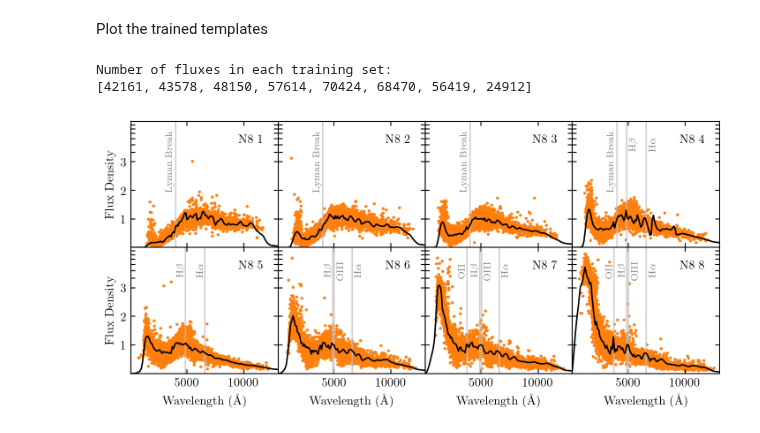
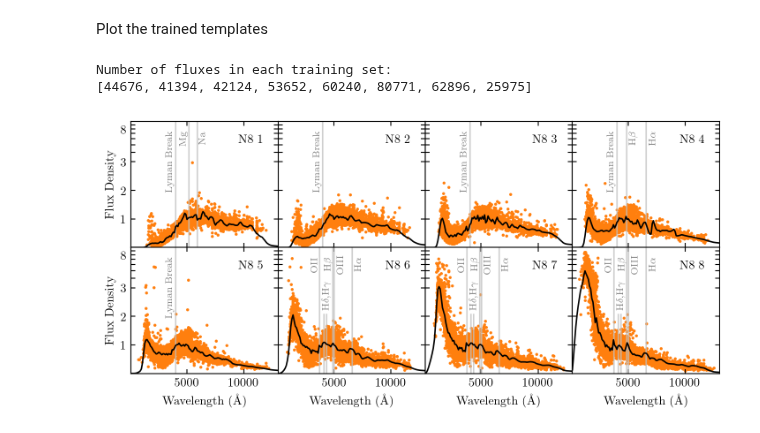
Before and after one commit to dirac-institute/photoz_template_learning, a Jupyter notebook: training_N8.ipynb, the cells around one changed output. Cells and saved outputs as stored; diff of their text form; code cells hidden in the pictures.

```diff
--- a/training_N8.ipynb
+++ b/training_N8.ipynb
@@ -111,4 +113,4 @@ Now train the templates
 # %%
 %%time
-trained_templates, final_sets = train_templates(naive_templates, galaxies, bandpass_dict, N_iter=3, w=0.5)
+trained_templates, final_sets, history = train_templates(naive_templates, galaxies, bandpass_dict, w=0.5, dmse_stop=0.03, verbose=True)
 # %% [output]
@@ -147,6 +161,6 @@ final_sets = create_training_sets(trained_templates, galaxies, bandpass_dict)"""
 # %%
 ncols = 4
-nrows = int(N/ncols+0.5)
+nrows = int(len(trained_templates)/ncols+0.5)
 fig, axes = plt.subplots(nrows,ncols,sharex='all',sharey='row',figsize=(twocol,twocol*nrows/ncols*0.95))
 
 print("Number of fluxes in each training set:")
@@ -164,49 +178,69 @@ for i,ax in enumerate(axes.flatten()):
     ax.text(0.9,0.9,"N8 "+str(i+1),transform=ax.transAxes,ha="right",va="top")
 
 
 # Feature lines
 axes_ = axes.flatten()
-for i in [1,2,3,4]:
-    axes_[i-1].vlines(4000,0,10,color='silver',alpha=0.75) # Lyman break
-    axes_[i-1].text(3900,3,"Lyman Break",fontsize=8,rotation=90,color='gray',ha='right',va='center')
+box_style = dict(facecolor='white', edgecolor='none', pad=0)
+# Lyman Break
+for i in [1,2,3,4,5]:
+    axes_[i-1].vlines(4000,0,10,color='silver',alpha=0.75) # Lyman Break
+    axes_[i-1].text(3900,3,"Lyman Break",fontsize=8,rotation=90,
+                    color='gray',ha='right',va='center',bbox=box_style)
+# Mg and Na absorption
+for i in [1]:
+    axes_[i-1].vlines(5175,0,10,color='silver',alpha=0.75) # Mg
+    axes_[i-1].text(5075,6,"Mg",fontsize=8,rotation=90,
+                    color='gray',ha='right',va='center',bbox=box_style)
+    axes_[i-1].vlines(5894,0,10,color='silver',alpha=0.75) # Na
+    axes_[i-1].text(5994,6,"Na",fontsize=8,rotation=90,
+                    color='gray',ha='left',va='center',bbox=box_style)
+# Halpha
 for i in [4,6,7,8]:
     axes_[i-1].vlines(6563,0,10,color='silver',alpha=0.75) # Halpha
-    axes_[i-1].text(6763,5,r"H$\alpha$",fontsize=8,rotation=90,color='gray',ha='left',va='center')
-for i in [5]:
-    axes_[i-1].vlines(6563,0,10,color='silver',alpha=0.75) # Halpha
-    axes_[i-1].text(6563,5,r"H$\alpha$",fontsize=8,rotation=90,color='gray',ha='right',va='center')
+    axes_[i-1].text(6763,6,r"H$\alpha$",fontsize=8,rotation=90,
+                    color='gray',ha='left',va='center',bbox=box_style)
+# Hbeta
 for i in [4]:
     axes_[i-1].vlines(4861,0,10,color='silver',alpha=0.75) # Hbeta
-    axes_[i-1].text(5061,5,r"H$\beta$",fontsize=8,rotation=90,color='gray',ha='left',va='center')
-for i in [5,6,7,8]:
+    axes_[i-1].text(5061,6,r"H$\beta$",fontsize=8,rotation=90,
+                    color='gray',ha='left',va='center')
+for i in [6,7,8]:
     axes_[i-1].vlines(4861,0,10,color='silver',alpha=0.75) # Hbeta
-    axes_[i-1].text(4861,5,r"H$\beta$",fontsize=8,rotation=90,color='gray',ha='right',va='center')
+    axes_[i-1].text(4861,6,r"H$\beta$",fontsize=8,rotation=90,
+                    color='gray',ha='right',va='center')
+# OIII
 for i in [6,7,8]:
     axes_[i-1].vlines(5007,0,10,color='silver',alpha=0.75) # OIII
-    axes_[i-1].text(5207,5,"OIII",fontsize=8,rotation=90,color='gray',ha='left',va='center')
-for i in [7,8]:
+    axes_[i-1].text(5207,6,"OIII",fontsize=8,rotation=90,
+                    color='gray',ha='left',va='center')
+# OII
+for i in [6,7,8]:
     axes_[i-1].vlines(3727,0,10,color='silver',alpha=0.75) # OII
-    axes_[i-1].text(3727,5,"OII",fontsize=8,rotation=90,color='gray',ha='right',va='center')
-
-#ax.vlines(4340,0,10,color='silver',alpha=0.75) # Hgamma
-#ax.vlines(4101,0,10,color='silver',alpha=0.75) # Hdelta
+    axes_[i-1].text(3677,6,"OII",fontsize=8,rotation=90,
+                    color='gray',ha='right',va='center',bbox=box_style)
+# Hdelta and Hgamma
+for i in [6,7,8]:
+    axes_[i-1].vlines(4102,0,2.1,color='silver',alpha=0.75) # Hdelta
+    axes_[i-1].vlines(4340,0,2.1,color='silver',alpha=0.75) # Hgamma
+    axes_[i-1].text(4352,2.2,r"H$\delta$,H$\gamma$",fontsize=8,rotation=90,
+                    color='gray',ha='center',va='bottom',bbox=box_style)
 
 
 for ax in axes[-1,:]:
     ax.set_xlabel('Wavelength ($\mathrm{\AA}$)')
     ax.set_xlim(100,13000)
 for ax in axes[:,0]:
     ax.set_ylabel('Flux Density')
     ax.set_yscale('symlog',linthreshy=3)
     ax.set_ylim(0,10)
     ax.set_yticks([1,2,3,4,5,6,7,8,9])
-    ax.set_yticklabels([1,2,3,'','','','','',''])
+    ax.set_yticklabels([1,2,3,'','','','',8,''])
 
 fig.tight_layout(pad=0.5, h_pad=0, w_pad=0)
 plt.show()
 
 #fig.savefig('plots/N8_trained.png')
 # %% [output]
 Number of fluxes in each training set:
-[42161, 43578, 48150, 57614, 70424, 68470, 56419, 24912]
+[44676, 41394, 42124, 53652, 60240, 80771, 62896, 25975]
-[figure, old version]
+[figure, new version]
```
Also changed, not shown: parts of 6 cells of this notebook, 15 other files.
